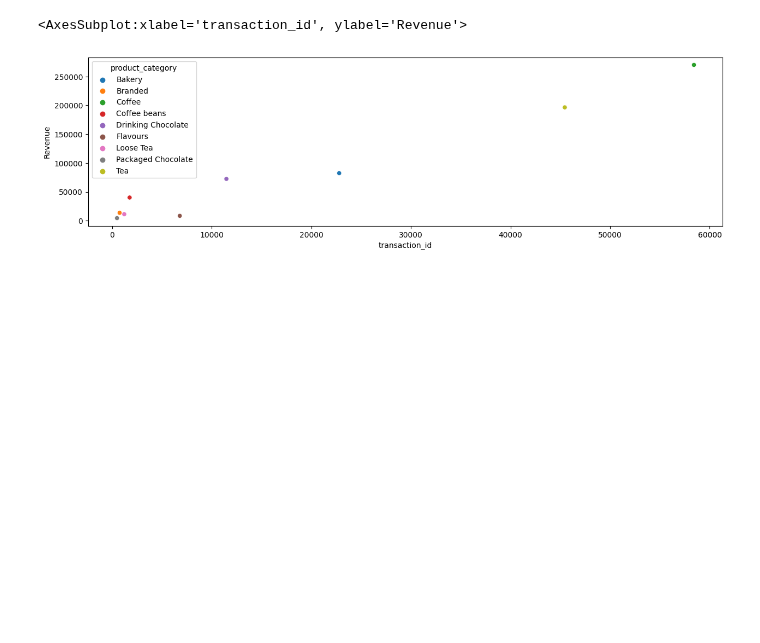
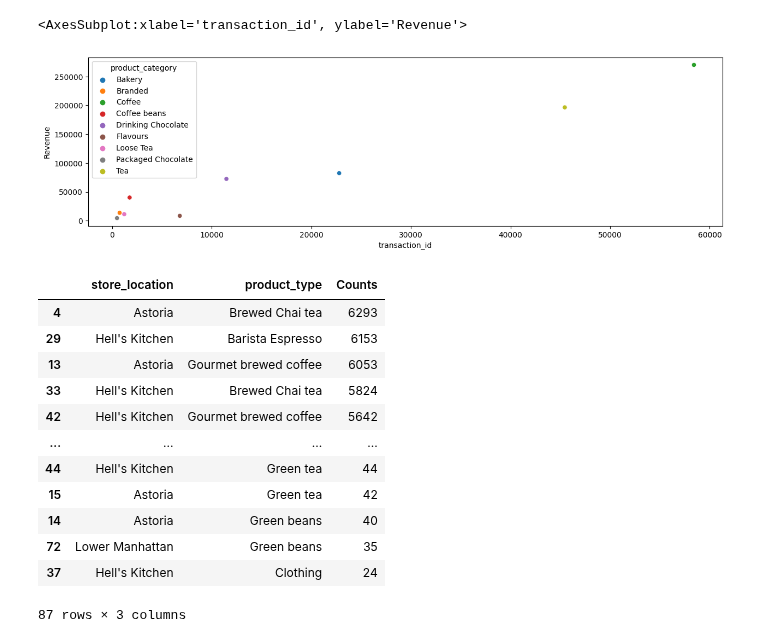
Before and after one commit to Akshay-Paunikar/Maven_Analytics_Challenges, a Jupyter notebook: Projects/Coffee_Shop_Sales/Coffee_Shop_Sales.ipynb, the cells around one changed output. Drawn from its saved outputs; the diff is of its cells as text; code cells hidden in the pictures; blank space fills up the shorter version.

```diff
--- a/Projects/Coffee_Shop_Sales/Coffee_Shop_Sales.ipynb
+++ b/Projects/Coffee_Shop_Sales/Coffee_Shop_Sales.ipynb
@@ -424,3 +424,22 @@ sns.scatterplot(data=purchase_data, x='transaction_id', y='Revenue', hue='produc
 # %% [output]
 <AxesSubplot:xlabel='transaction_id', ylabel='Revenue'>
 [figure]
+# %%
+# Top 5 Product by location (No. of Transaction-wise)
+top5prodloc_tran = data.groupby(['store_location', 'product_type']).size().reset_index().rename(columns={0:'Counts'}).sort_values(
+    by='Counts', ascending=False)
+top5prodloc_tran
+# %% [output]
+|  | store_location | product_type | Counts |
+| 4 | Astoria | Brewed Chai tea | 6293 |
+| 29 | Hell's Kitchen | Barista Espresso | 6153 |
+| 13 | Astoria | Gourmet brewed coffee | 6053 |
+| 33 | Hell's Kitchen | Brewed Chai tea | 5824 |
+| 42 | Hell's Kitchen | Gourmet brewed coffee | 5642 |
+| ... | ... | ... | ... |
+| 44 | Hell's Kitchen | Green tea | 44 |
+| 15 | Astoria | Green tea | 42 |
+| 14 | Astoria | Green beans | 40 |
+| 72 | Lower Manhattan | Green beans | 35 |
+| 37 | Hell's Kitchen | Clothing | 24 |
+87 rows × 3 columns
```
Also changed, not shown: parts of 2 cells of this notebook.
